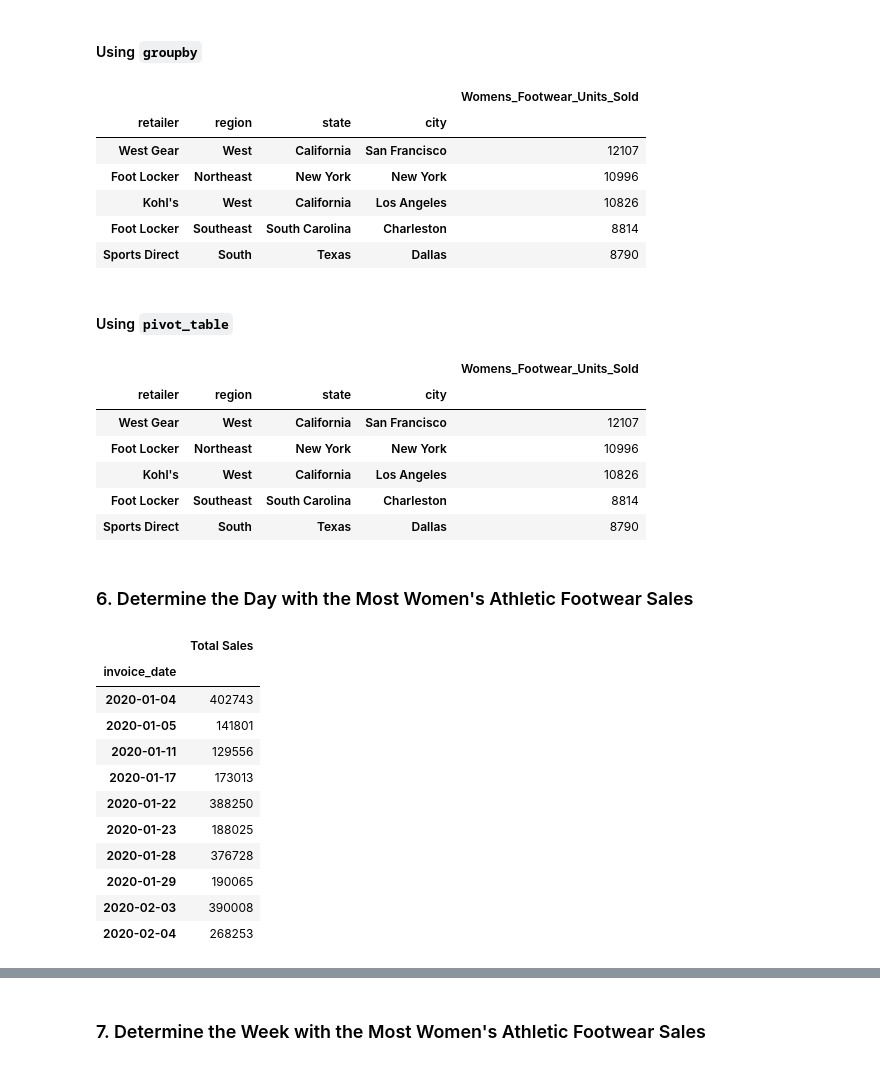
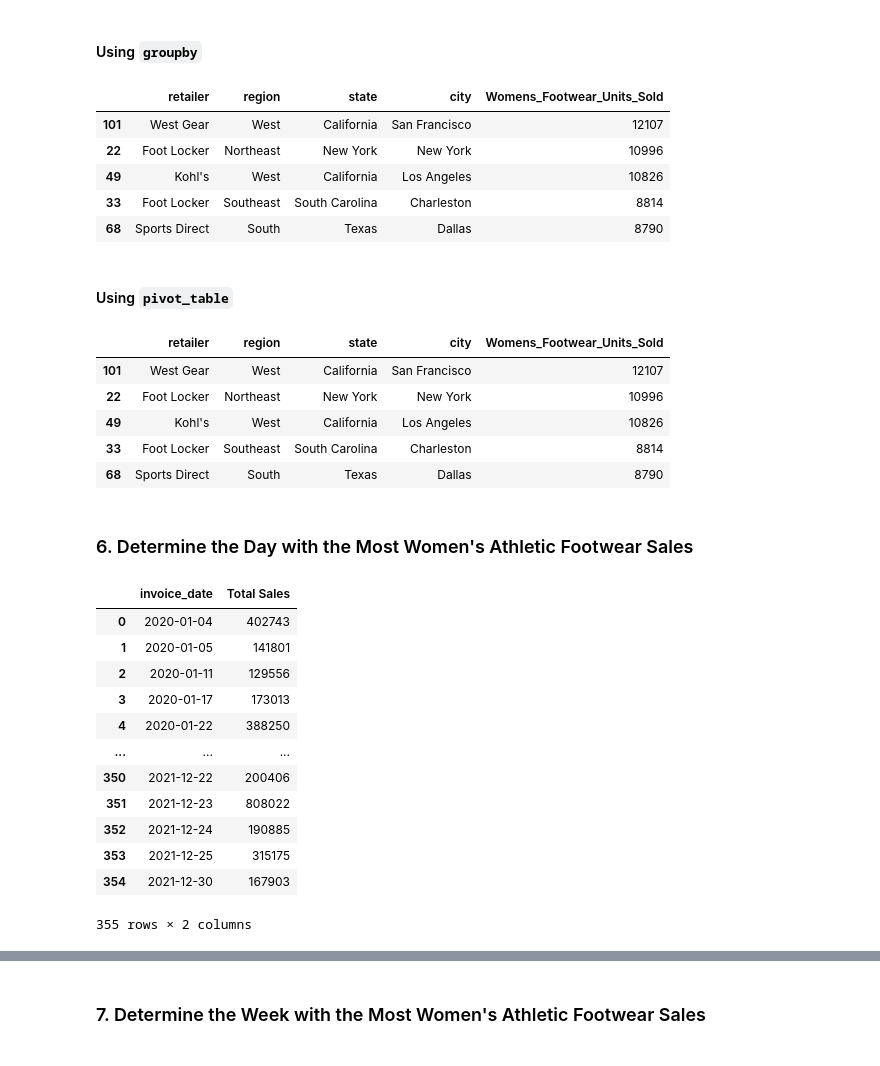
Before and after one commit to RodBurr/athletic_sales_analysis, a Jupyter notebook: Starter_Code/athletic_sales_analysis.ipynb, the cells around one changed output, grey strips where cells are left out. Saved outputs shown, nothing was run; the diff lists cells and outputs as text; code cells hidden in the pictures.

```diff
--- a/Starter_Code/athletic_sales_analysis.ipynb
+++ b/Starter_Code/athletic_sales_analysis.ipynb
@@ -286,6 +295,9 @@ top5_pivot
 ### 5. Determine which Retailer Sold the Most Women's Athletic Footwear
 # %%
 # Filter the sales data to get the women's athletic footwear sales data.
+womens_athletic_footwear_df = comsales_df[comsales_df['product'].str.contains("women's athletic footwear", case=False,)]
+
+womens_athletic_footwear_df.head()
 # %% [output]
 |  | retailer | retailer_id | invoice_date | region | state | city | product | price_per_unit | units_sold | ... |
 | 21 | Foot Locker | 1185732 | 2020-01-04 | Northeast | New York | New York | Women's Athletic Footwear | 36 | 281 | ... |
@@ -304,58 +309,68 @@ top5_pivot
 #### Using `groupby`
 # %%
 # Show the total number of women's athletic footwear sold for each retailer, region, state, and city.
+womens_foot_sales = womens_athletic_footwear_df.groupby(['retailer', 'region', 'state', 'city'])['units_sold'].sum().reset_index()
 # Rename the "units_sold" column to "Womens_Footwear_Units_Sold"
-
+womens_foot_sales.rename(columns={'units_sold': 'Womens_Footwear_Units_Sold'}, inplace = True)
 
 # Show the top 5 results.
+top5_womens_foot= womens_foot_sales.nlargest(5, 'Womens_Footwear_Units_Sold')
+top5_womens_foot
 # %% [output]
-|  |  |  |  | Womens_Footwear_Units_Sold |
-| retailer | region | state | city |  |
-| West Gear | West | California | San Francisco | 12107 |
-| Foot Locker | Northeast | New York | New York | 10996 |
-| Kohl's | West | California | Los Angeles | 10826 |
-| Foot Locker | Southeast | South Carolina | Charleston | 8814 |
-| Sports Direct | South | Texas | Dallas | 8790 |
+|  | retailer | region | state | city | Womens_Footwear_Units_Sold |
+| 101 | West Gear | West | California | San Francisco | 12107 |
+| 22 | Foot Locker | Northeast | New York | New York | 10996 |
+| 49 | Kohl's | West | California | Los Angeles | 10826 |
+| 33 | Foot Locker | Southeast | South Carolina | Charleston | 8814 |
+| 68 | Sports Direct | South | Texas | Dallas | 8790 |
 # %% [markdown]
 #### Using `pivot_table`
 # %%
 # Show the total number of women's athletic footwear sold for each retailer, region, state, and city.
-
+womens_foot_pivot = womens_athletic_footwear_df.pivot_table(values='units_sold' ,
+                                    index=['retailer','region', 'state', 'city'],
+                                    aggfunc='sum').reset_index()
 
 # Rename the "units_sold" column to "Womens_Footwear_Units_Sold"
+womens_foot_pivot.rename(columns={'units_sold': 'Womens_Footwear_Units_Sold'}, inplace= True)
 
 
 # Show the top 5 results.
+top5_foot_pivot= womens_foot_pivot.nlargest(5, 'Womens_Footwear_Units_Sold')
+top5_foot_pivot
 # %% [output]
-|  |  |  |  | Womens_Footwear_Units_Sold |
-| retailer | region | state | city |  |
-| West Gear | West | California | San Francisco | 12107 |
-| Foot Locker | Northeast | New York | New York | 10996 |
-| Kohl's | West | California | Los Angeles | 10826 |
-| Foot Locker | Southeast | South Carolina | Charleston | 8814 |
-| Sports Direct | South | Texas | Dallas | 8790 |
+|  | retailer | region | state | city | Womens_Footwear_Units_Sold |
+| 101 | West Gear | West | California | San Francisco | 12107 |
+| 22 | Foot Locker | Northeast | New York | New York | 10996 |
+| 49 | Kohl's | West | California | Los Angeles | 10826 |
+| 33 | Foot Locker | Southeast | South Carolina | Charleston | 8814 |
+| 68 | Sports Direct | South | Texas | Dallas | 8790 |
 # %% [markdown]
 ### 6. Determine the Day with the Most Women's Athletic Footwear Sales
 # %%
 # Create a pivot table with the 'invoice_date' column is the index, and the "total_sales" as the values.
-
+women_sales_pivot = womens_athletic_footwear_df.pivot_table(values='total_sales',
+                                      index='invoice_date',
+                                      aggfunc='sum').reset_index()
 
 # Optional: Rename the "total_sales" column to "Total Sales"
-
+women_sales_pivot.rename(columns={'total_sales': 'Total Sales'}, inplace=True)
 
 # Show the table.
+women_sales_pivot
 # %% [output]
-|  | Total Sales |
-| invoice_date |  |
-| 2020-01-04 | 402743 |
-| 2020-01-05 | 141801 |
-| 2020-01-11 | 129556 |
-| 2020-01-17 | 173013 |
-| 2020-01-22 | 388250 |
-| 2020-01-23 | 188025 |
-| 2020-01-28 | 376728 |
-| 2020-01-29 | 190065 |
-| 2020-02-03 | 390008 |
-| 2020-02-04 | 268253 |
+|  | invoice_date | Total Sales |
+| 0 | 2020-01-04 | 402743 |
+| 1 | 2020-01-05 | 141801 |
+| 2 | 2020-01-11 | 129556 |
+| 3 | 2020-01-17 | 173013 |
+| 4 | 2020-01-22 | 388250 |
+| ... | ... | ... |
+| 350 | 2021-12-22 | 200406 |
+| 351 | 2021-12-23 | 808022 |
+| 352 | 2021-12-24 | 190885 |
+| 353 | 2021-12-25 | 315175 |
+| 354 | 2021-12-30 | 167903 |
+355 rows × 2 columns
 # %%
 # Resample the pivot table into daily bins, and get the total sales for each day.
```
Also changed, not shown: parts of 8 cells of this notebook.
